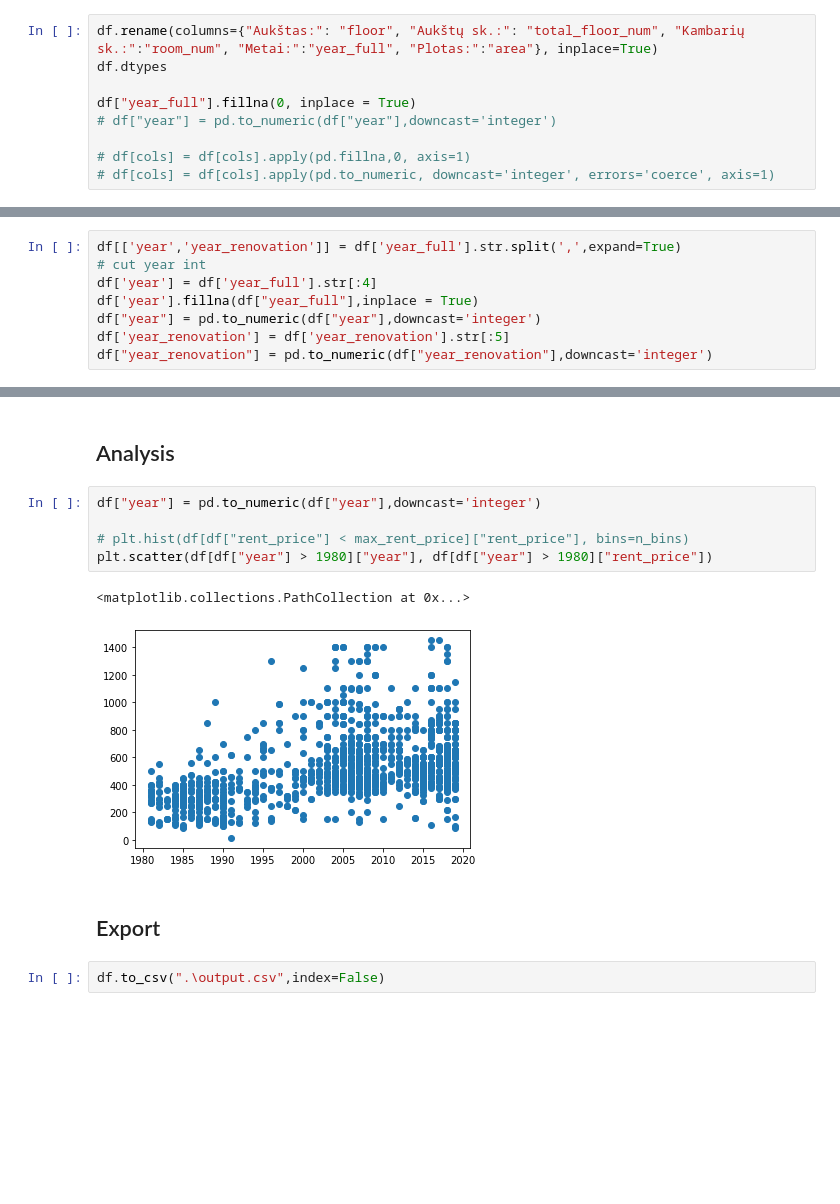
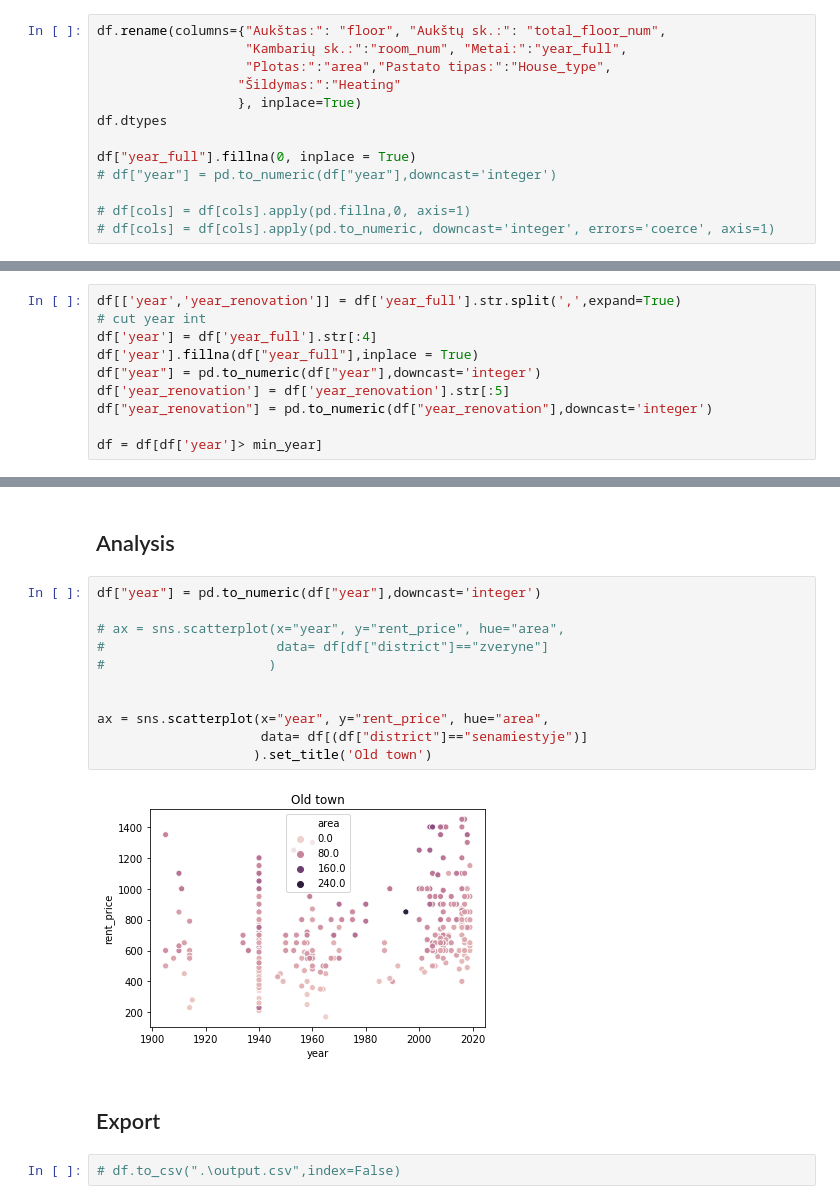
Before and after one commit to titas1111/11b, a Jupyter notebook: jupyter notebook/Cleaning data.ipynb, the cells around one changed output, grey strips where cells are left out. Drawn from its saved outputs; the diff is of its cells as text; blank space fills up the shorter version.

```diff
--- a/jupyter notebook/Cleaning data.ipynb
+++ b/jupyter notebook/Cleaning data.ipynb
@@ -39,7 +43,11 @@ plt.show()
 # %% [markdown]
 ## Cleaning feature cols
 # %%
-df.rename(columns={"Aukštas:": "floor", "Aukštų sk.:": "total_floor_num", "Kambarių sk.:":"room_num", "Metai:":"year_full", "Plotas:":"area"}, inplace=True)
+df.rename(columns={"Aukštas:": "floor", "Aukštų sk.:": "total_floor_num",
+                   "Kambarių sk.:":"room_num", "Metai:":"year_full",
+                   "Plotas:":"area","Pastato tipas:":"House_type",
+                  "Šildymas:":"Heating"
+                  }, inplace=True)
 df.dtypes
 
 df["year_full"].fillna(0, inplace = True)
@@ -55,6 +72,8 @@ df['year'].fillna(df["year_full"],inplace = True)
 df["year"] = pd.to_numeric(df["year"],downcast='integer')
 df['year_renovation'] = df['year_renovation'].str[:5]
 df["year_renovation"] = pd.to_numeric(df["year_renovation"],downcast='integer')
+
+df = df[df['year']> min_year]
 # %%
 try:
     df['area'] = df['area'].str.replace(' m²','')
@@ -86,15 +105,20 @@ for i in districts:
     map_district(i)
 # %% [markdown]
 ## Analysis
-# %%
-df["year"] = pd.to_numeric(df["year"],downcast='integer')
-
-# plt.hist(df[df["rent_price"] < max_rent_price]["rent_price"], bins=n_bins)
-plt.scatter(df[df["year"] > 1980]["year"], df[df["year"] > 1980]["rent_price"])
-# %% [output]
-<matplotlib.collections.PathCollection at 0x...>
-[figure, removed]
+# %%
+df["year"] = pd.to_numeric(df["year"],downcast='integer')
+
+# ax = sns.scatterplot(x="year", y="rent_price", hue="area",
+#                      data= df[df["district"]=="zveryne"]
+#                     )
+
+
+ax = sns.scatterplot(x="year", y="rent_price", hue="area",
+                     data= df[(df["district"]=="senamiestyje")]
+                    ).set_title('Old town')
+# %% [output]
+[figure, added]
 # %% [markdown]
 ## Export
 # %%
-df.to_csv(".\output.csv",index=False)
+# df.to_csv(".\output.csv",index=False)
```
Also changed, not shown: parts of 5 cells of this notebook, 3 other files.
